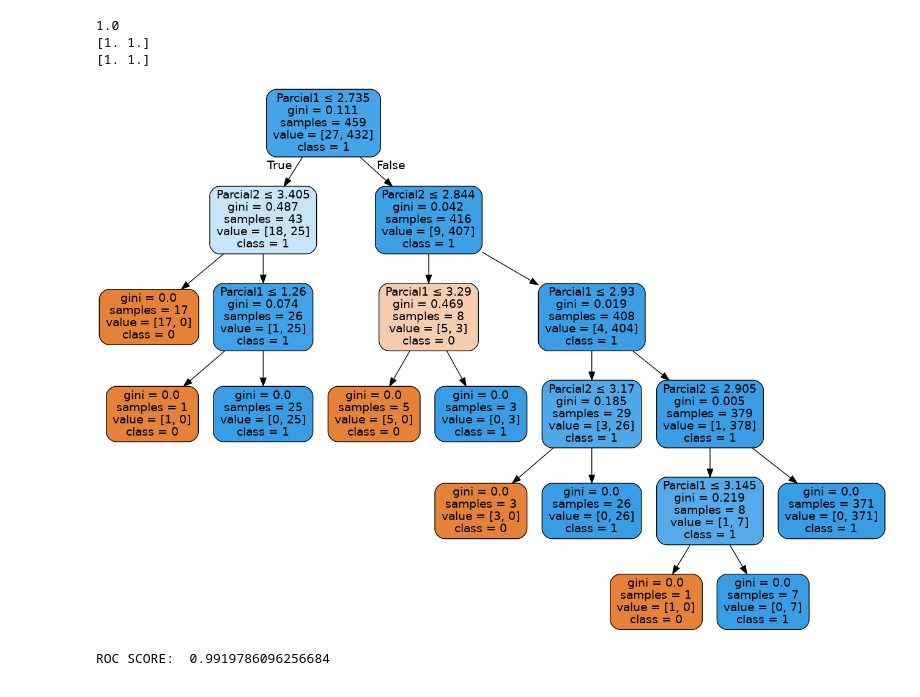
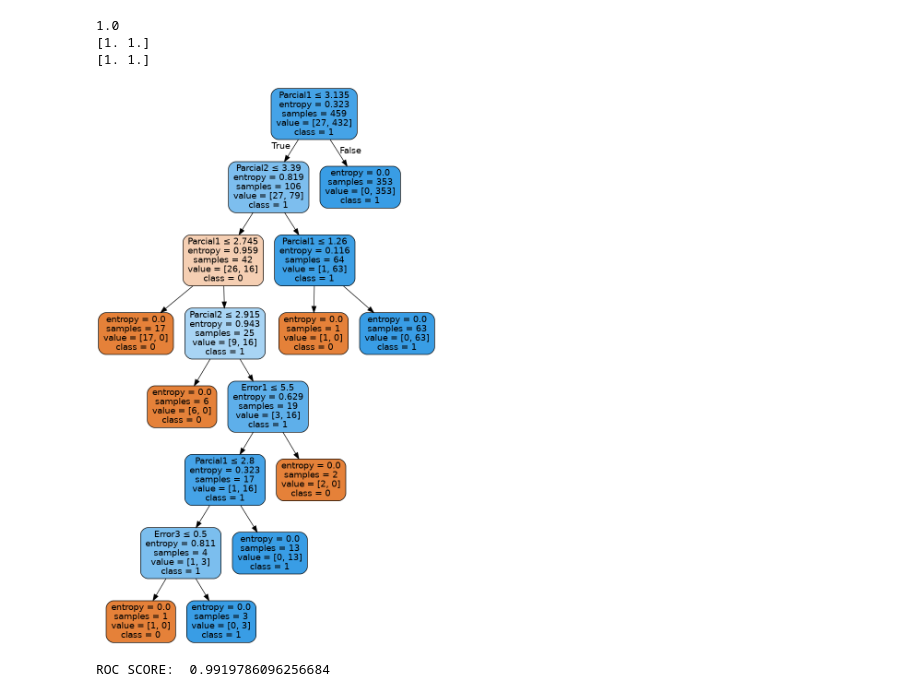
Before and after one commit to Marcela1396/analiticaUdenar, a Jupyter notebook: Arboles de decisión.ipynb, the cells around one changed output. Saved outputs shown, nothing was run; the diff lists cells and outputs as text; code cells hidden in the pictures.

```diff
--- a/Arboles de decisión.ipynb
+++ b/Arboles de decisión.ipynb
@@ -169,15 +169,21 @@ print (precision_score(y_test, y_pred, average=None))
 [1. 1.]
 # %%
 # Graficar el modelo
+modelo1 = DecisionTreeClassifier(criterion="entropy", max_depth=8)
+# entretar el modelo
+modelo1 = modelo1.fit(X_train,y_train)
+#predecir para el dataset de testeo
+y_pred = modelo1.predict(X_test)
+
 dot_data = StringIO()
-export_graphviz(modelo, out_file=dot_data,
+export_graphviz(modelo1, out_file=dot_data,
                 filled=True, rounded=True,
                 special_characters=True,feature_names = features,class_names=['0','1'])
 graph = pydotplus.graph_from_dot_data(dot_data.getvalue())
 graph.write_png('students.png')
 Image(graph.create_png())
 # %% [output]
-[figure, old version]
+[figure, new version]
 # %%
 modeloroc = DecisionTreeClassifier() #crear otro objeto del modelo DecisionTreeClassifier
 modeloroc.fit(X_train,y_train) #hacer el fit para el nuevo modelo
```
Also changed, not shown: parts of 3 cells of this notebook, 1 other file.
